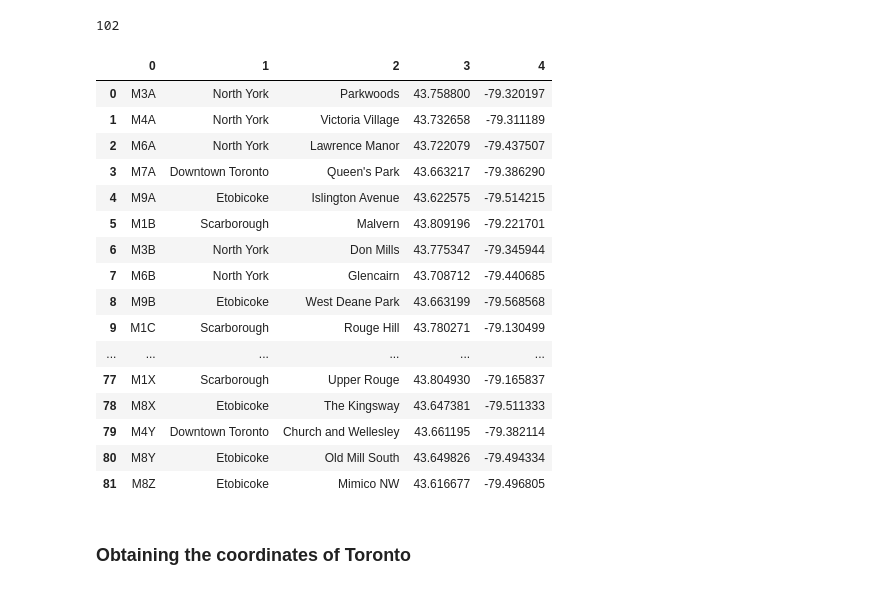
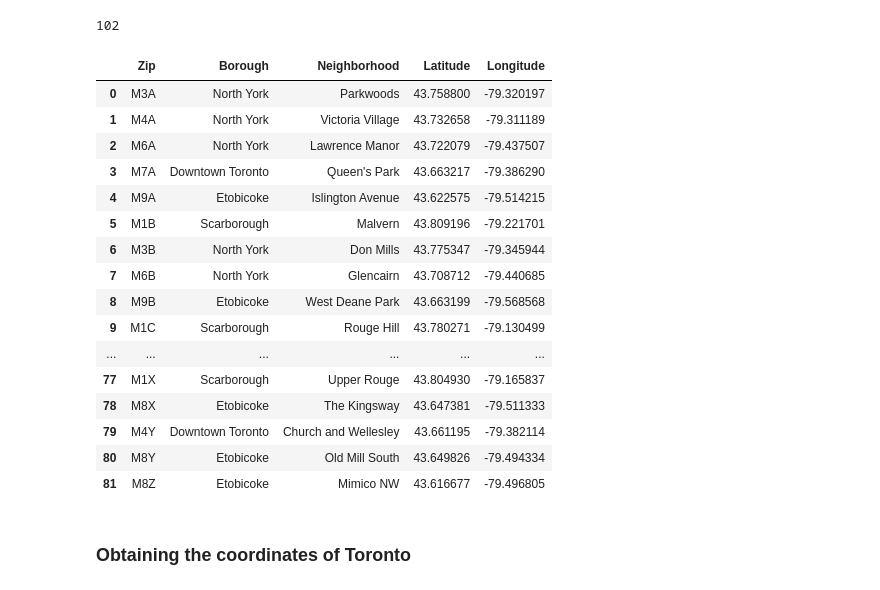
Before and after one commit to mohammadtawfik/BattleOfTheNeighborhoods, a Jupyter notebook: Week 3 Assignment.ipynb, the cells around one changed output. Cells and saved outputs as stored; diff of their text form; code cells hidden in the pictures.

```diff
--- a/Week 3 Assignment.ipynb
+++ b/Week 3 Assignment.ipynb
@@ -42,7 +42,7 @@ for row in right_table.findAll('tr'):
 Putting the data in a DataFrame
 # %%
 import pandas as pd
-df=pd.DataFrame(A,columns=['Postal code	'])
+df=pd.DataFrame(A,columns=['Zip'])
 df['Borough']=B
 df['Neighborhood']=C
 df
@@ -112,9 +116,11 @@ print(ii)
 # %%
 #Turning the array into a DataFrame
 df2=pd.DataFrame(AA)
+df2=df2.rename(columns={0: "Zip", 1: "Borough" , 2: "Neighborhood" , 3: "Latitude" , 4: "Longitude"})
+
 df2
 # %% [output]
-|  | 0 | 1 | 2 | 3 | 4 |
+|  | Zip | Borough | Neighborhood | Latitude | Longitude |
 | 0 | M3A | North York | Parkwoods | 43.758800 | -79.320197 |
 | 1 | M4A | North York | Victoria Village | 43.732658 | -79.311189 |
 | 2 | M6A | North York | Lawrence Manor | 43.722079 | -79.437507 |
```
Also changed, not shown: parts of 1 cell of this notebook, 1 other file.
